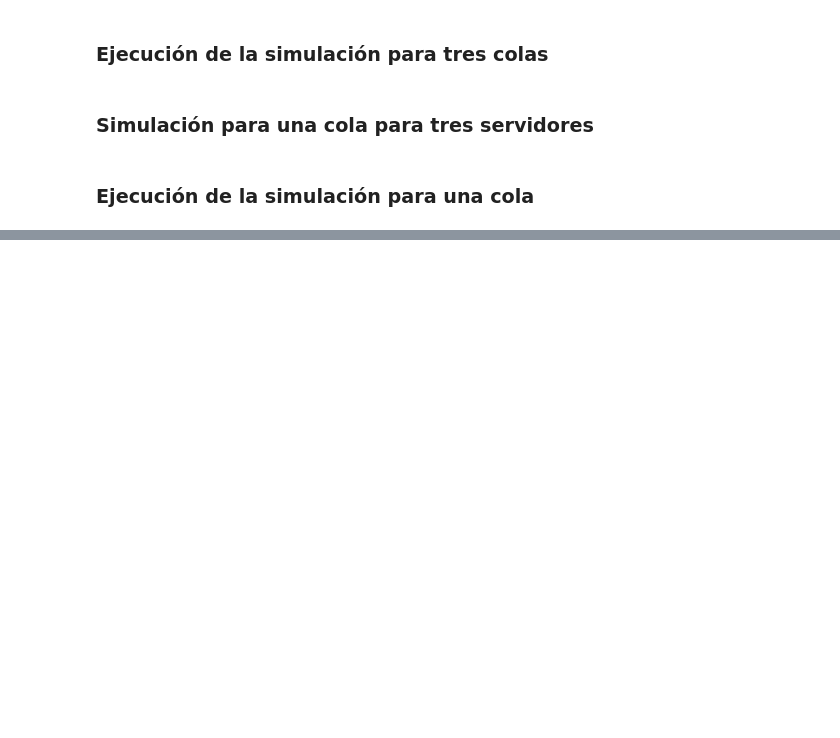
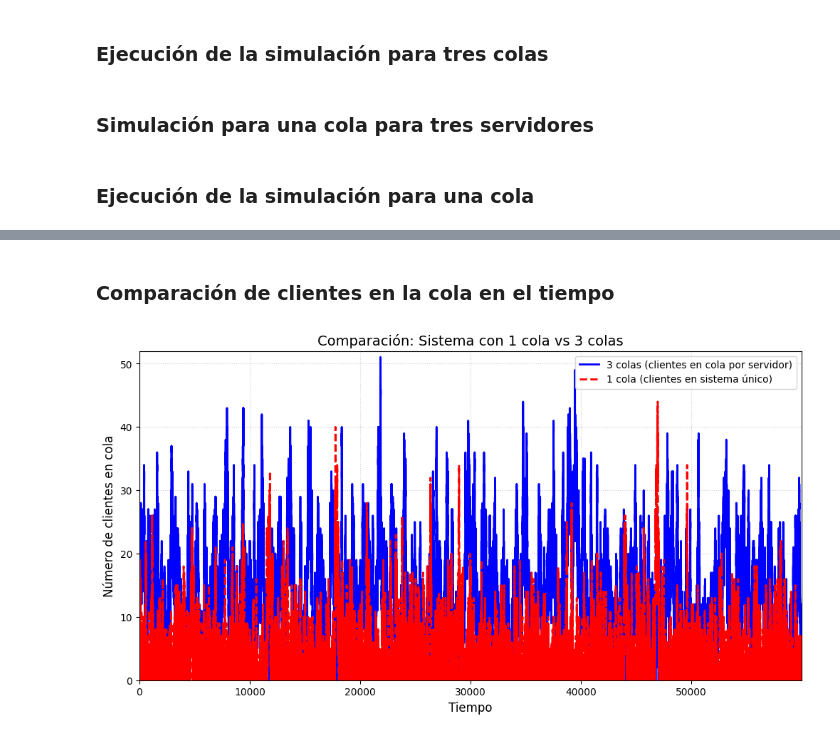
Before and after one commit to ClaudiaHdezPerez/Fast_Food_Restaurant, a Jupyter notebook: code/fast_food.ipynb, the cells around one changed output, grey strips where cells are left out. Drawn from its saved outputs; the diff is of its cells as text; code cells hidden in the pictures; blank space fills up the shorter version.

```diff
--- a/code/fast_food.ipynb
+++ b/code/fast_food.ipynb
@@ -128,0 +197,47 @@ plt.show()
+# %% [markdown]
+### Comparación de clientes en la cola en el tiempo
+# %%
+# Datos para 3 colas
+tiempos_3_colas = sorted(clientes_en_cola_dict.keys())
+clientes_3_colas = [clientes_en_cola_dict[t] for t in tiempos_3_colas]
+
+# Datos para 1 cola
+tiempos_1_cola = sorted(clientes_en_cola_dict_una_cola.keys())
+clientes_1_cola = [clientes_en_cola_dict_una_cola[t] for t in tiempos_1_cola]
+
+plt.figure(figsize=(12, 6))
+
+# Gráfica para 3 colas
+plt.step(
+    tiempos_3_colas,
+    clientes_3_colas,
+    where='post',
+    label='3 colas (clientes en cola por servidor)',
+    color='blue',
+    linestyle='-',
+    linewidth=2
+)
+
+# Gráfica para 1 cola
+plt.step(
+    tiempos_1_cola,
+    clientes_1_cola,
+    where='post',
+    label='1 cola (clientes en sistema único)',
+    color='red',
+    linestyle='--',
+    linewidth=2
+)
+
+# Personalización
+plt.xlabel('Tiempo', fontsize=12)
+plt.ylabel('Número de clientes en cola', fontsize=12)
+plt.title('Comparación: Sistema con 1 cola vs 3 colas', fontsize=14)
+plt.grid(True, linestyle=':', alpha=0.6)
+plt.legend(fontsize=10, loc='upper right')
+plt.xlim(0, max(max(tiempos_3_colas), max(tiempos_1_cola)))  # Ajustar límites del eje X
+plt.ylim(0, max(max(clientes_3_colas), max(clientes_1_cola)) + 1)  # Ajustar eje Y
+
+plt.show()
+# %% [output]
+[figure, added]
```
Also changed, not shown: parts of 14 cells of this notebook, 6 other files.
